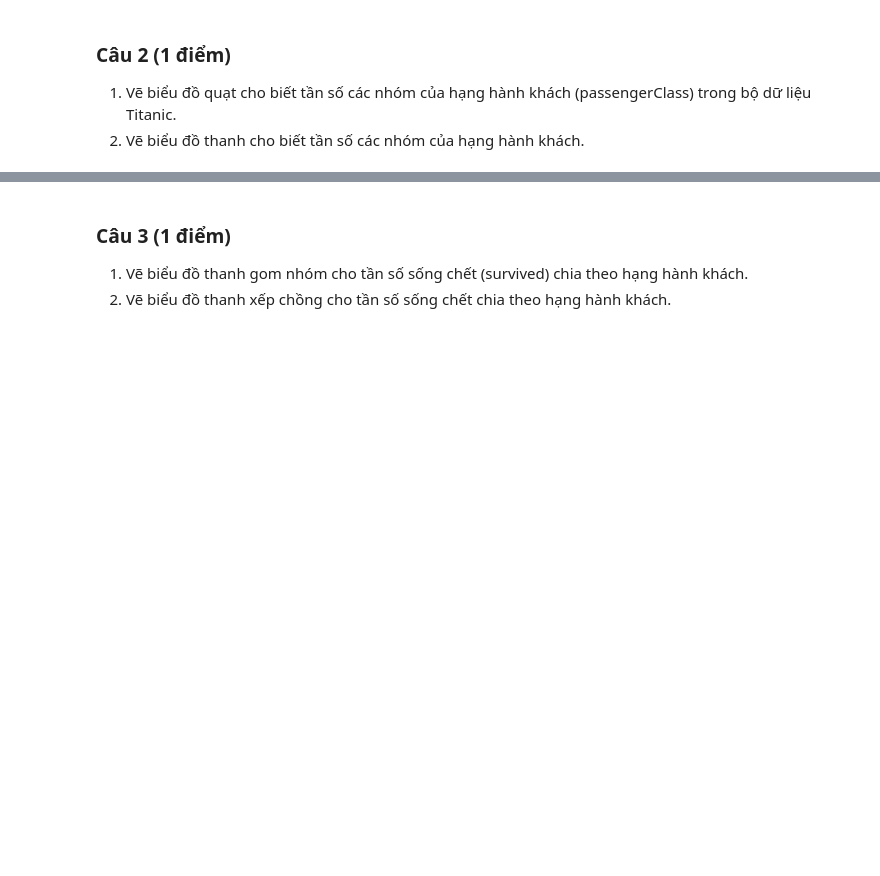
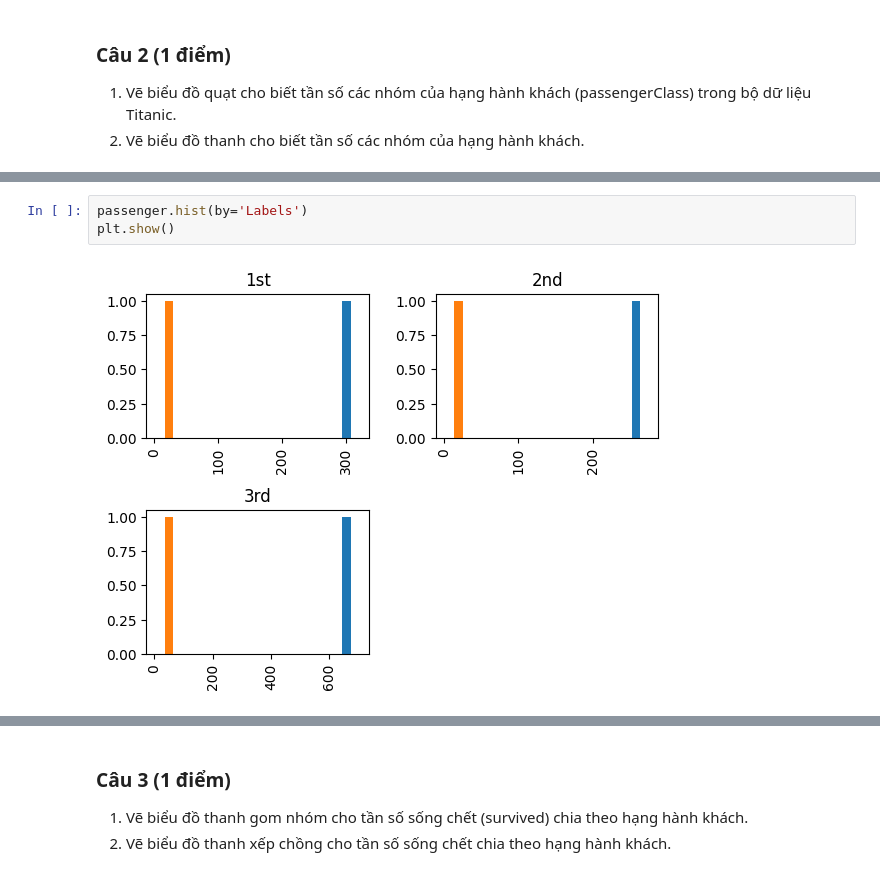
Before and after one commit to tonypham90/TKUD_KHTN, a Jupyter notebook: BT/BT2/Baitap2.ipynb, the cells around one changed output, grey strips where cells are left out. Saved outputs shown, nothing was run; the diff lists cells and outputs as text; blank space fills up the shorter version.

```diff
--- a/BT/BT2/Baitap2.ipynb
+++ b/BT/BT2/Baitap2.ipynb
@@ -134,0 +162,5 @@ NameError: name 'plt' is not defined
+# %%
+passenger.hist(by='Labels')
+plt.show()
+# %% [output]
+[figure, added]
```
Also changed, not shown: parts of 12 cells of this notebook.
